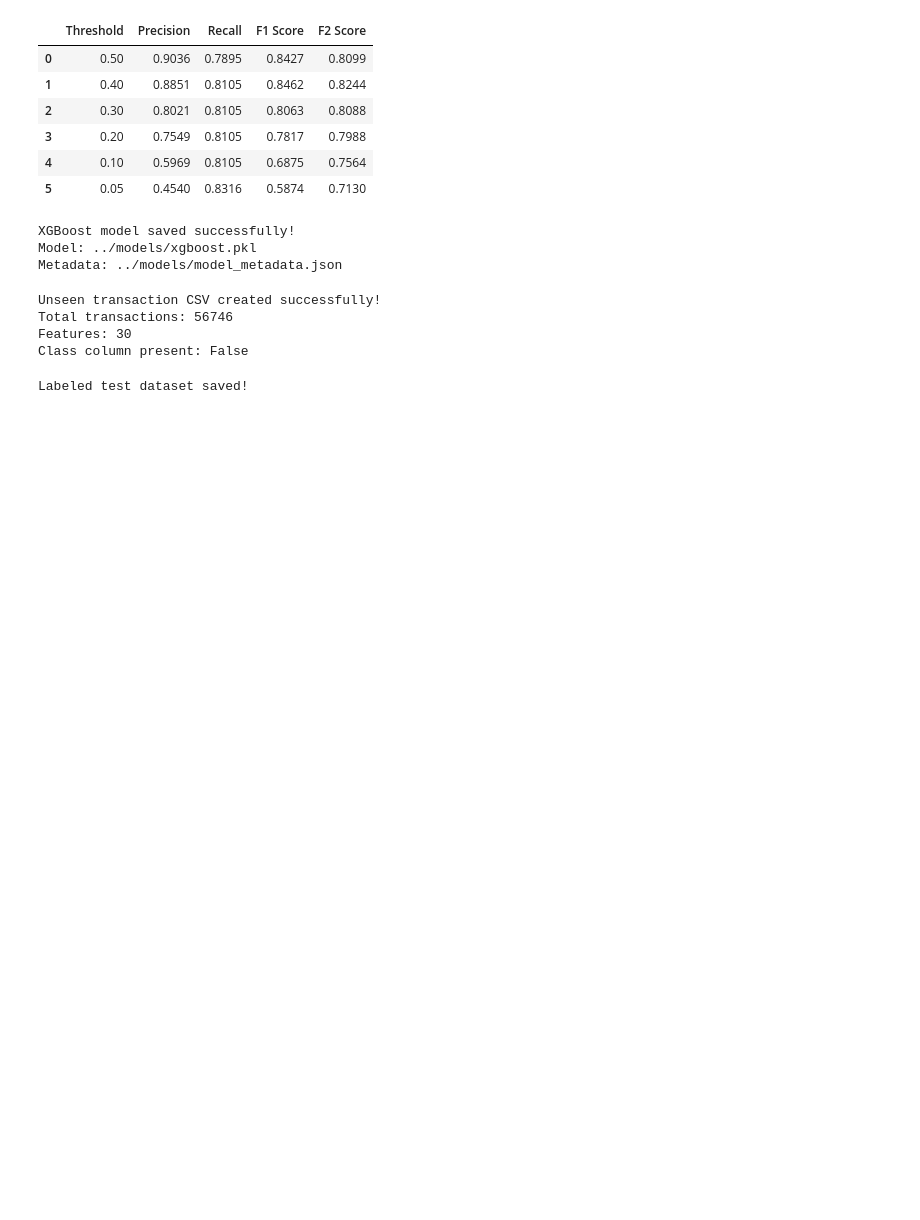
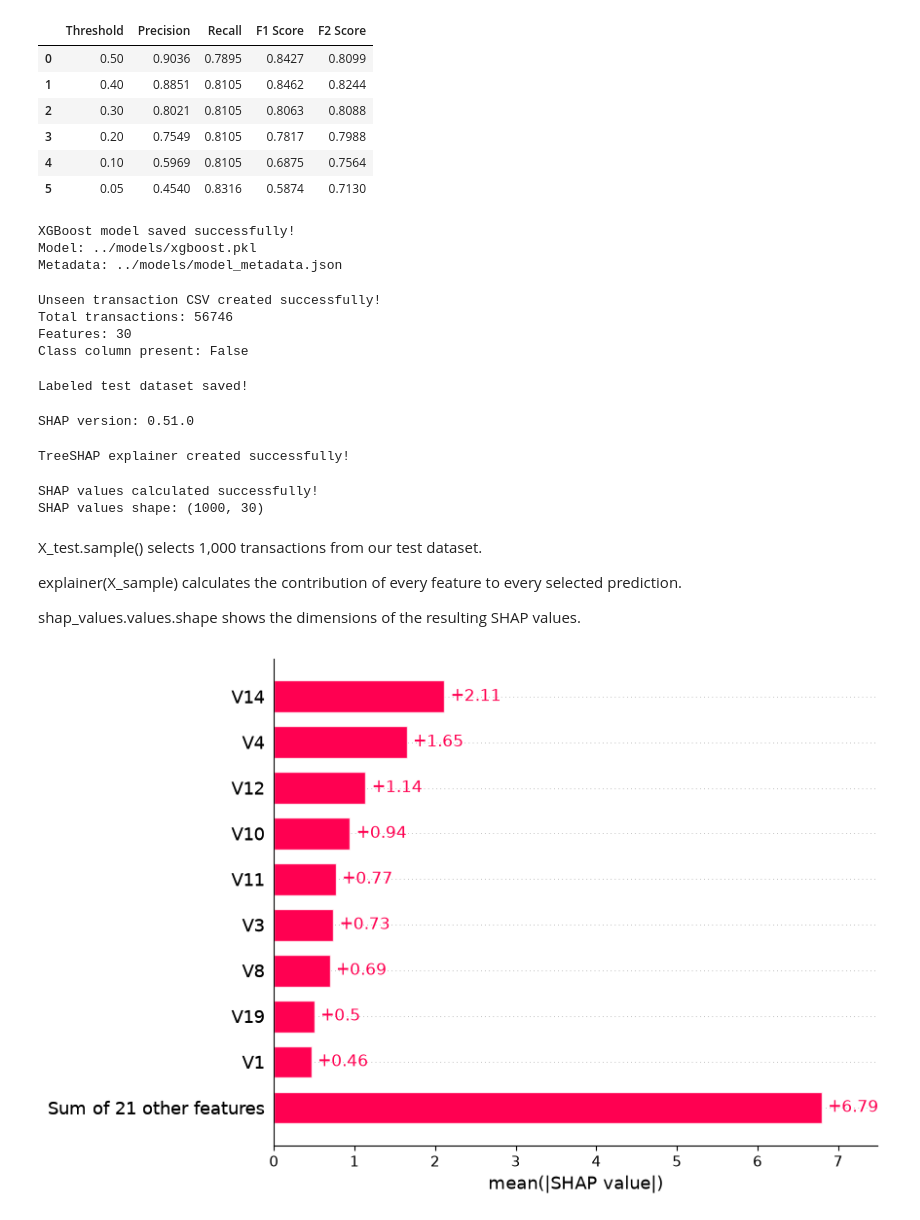
Before and after one commit to ArpitUniyal/credit-card-fraud-detection, a Jupyter notebook: notebooks/fraud_detection.ipynb, the cells around one changed output. Drawn from its saved outputs; the diff is of its cells as text; code cells hidden in the pictures; blank space fills up the shorter version.

Commit message:
Add SHAP explainability to fraud detection project

```diff
--- a/notebooks/fraud_detection.ipynb
+++ b/notebooks/fraud_detection.ipynb
@@ -609,3 +609,42 @@ test_data.to_csv(
 print("Labeled test dataset saved!")
 # %% [output]
 Labeled test dataset saved!
+# %%
+import shap
+import matplotlib.pyplot as plt
+
+print("SHAP version:", shap.__version__)
+# %% [output]
+SHAP version: 0.51.0
+# %%
+explainer = shap.TreeExplainer(best_xgb) #best_xgb is out tuned xgboost model
+
+print("TreeSHAP explainer created successfully!")
+# %% [output]
+TreeSHAP explainer created successfully!
+# %%
+# Select 1,000 test transactions
+X_sample = X_test.sample(n=1000, random_state=42)
+
+# Calculate SHAP values
+shap_values = explainer(X_sample)
+
+print("SHAP values calculated successfully!")
+print("SHAP values shape:", shap_values.values.shape)
+# %% [output]
+SHAP values calculated successfully!
+SHAP values shape: (1000, 30)
+# %% [markdown]
+X_test.sample() selects 1,000 transactions from our test dataset.
+
+
+
+explainer(X_sample) calculates the contribution of every feature to every selected prediction.
+
+
+
+shap_values.values.shape shows the dimensions of the resulting SHAP values.
+# %%
+shap.plots.bar(shap_values)
+# %% [output]
+[figure, added]
```
Also changed, not shown: parts of 8 cells of this notebook, 2 other files.
